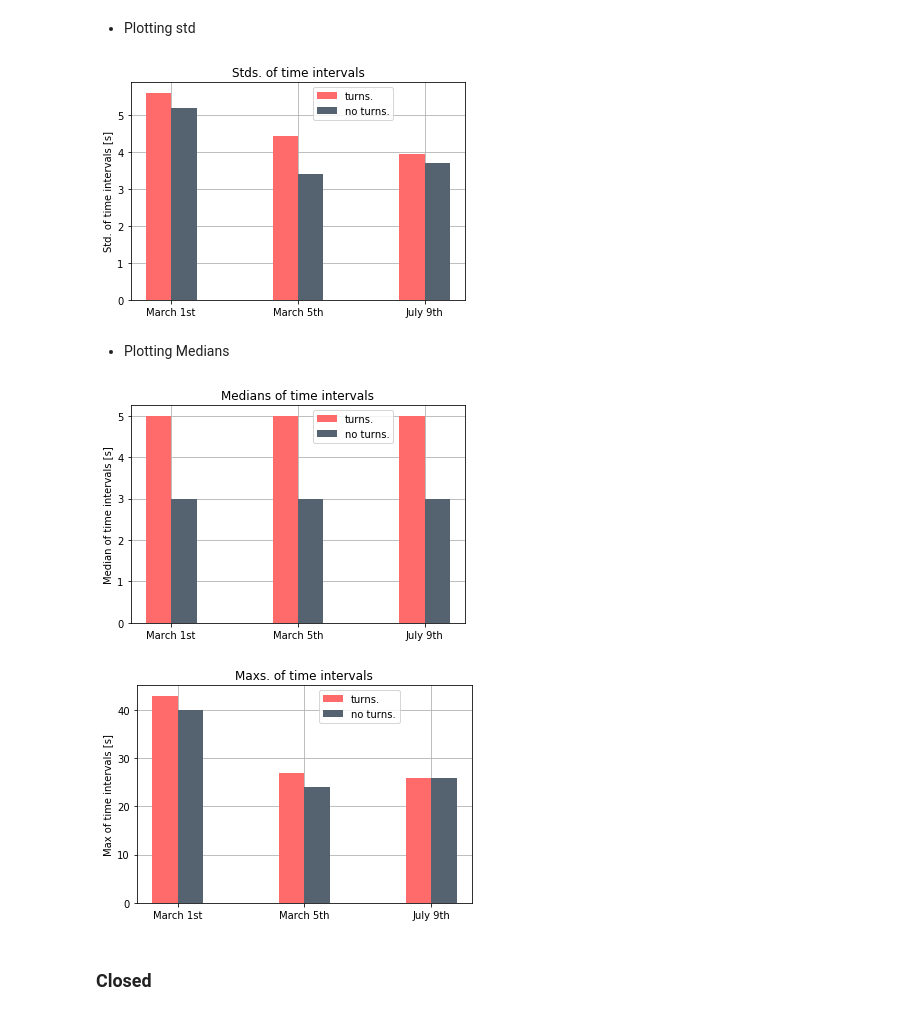
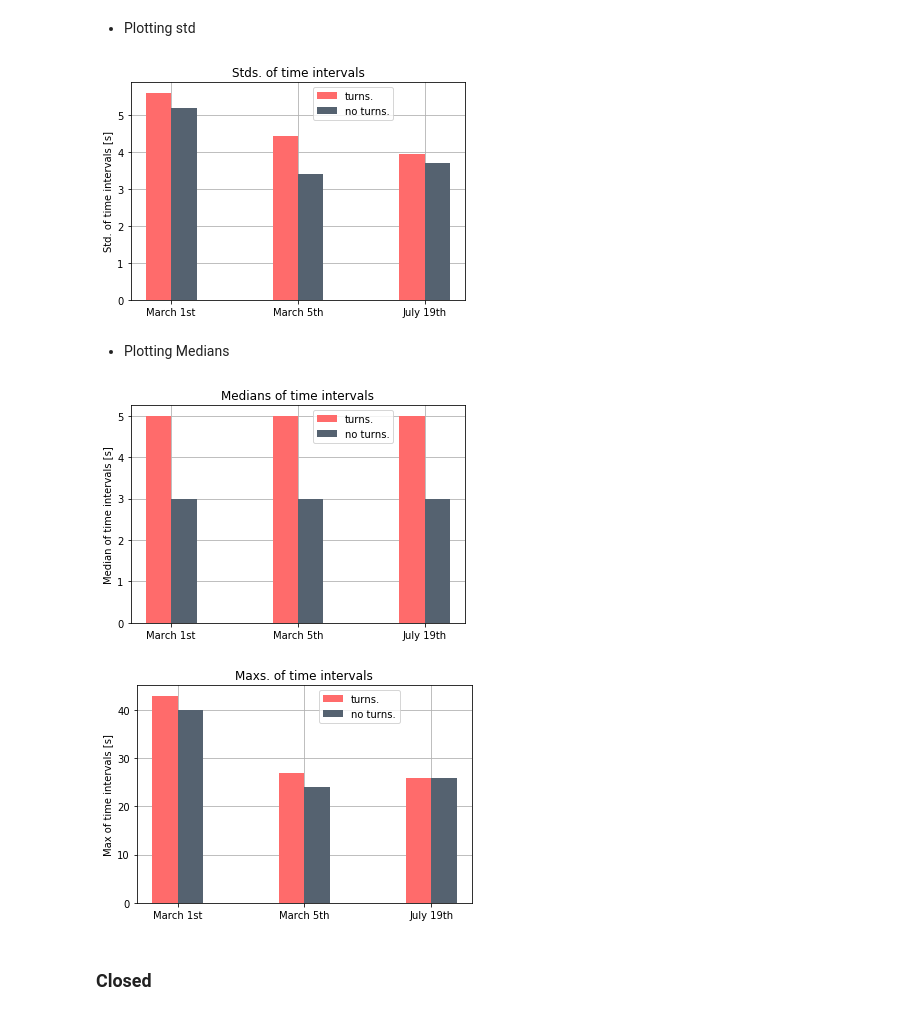
Before and after one commit to leocamus/TSAnalysis, a Jupyter notebook: ComparingDescriptives.ipynb, the cells around one changed output. Cells and saved outputs as stored; diff of their text form; code cells hidden in the pictures.

```diff
--- a/ComparingDescriptives.ipynb
+++ b/ComparingDescriptives.ipynb
@@ -88,19 +88,19 @@ plt.savefig('C:/Users/Tesista/Desktop/Evasion/03_report/02_Figs/3_meansCompariso
 # %%
 ind = np.arange(3)
 fig, ax = plt.subplots()
 
 p1 = ax.bar(ind, turnstile_stds , width = width, color = colors[3], zorder=3)
 p2 = ax.bar(ind+width, no_turnstile_stds , width = width, color = colors[0],zorder=3)
 ax.set_xticks(ind + width / 2)
-ax.set_xticklabels(('March 1st', 'March 5th', 'July 9th'))
+ax.set_xticklabels(('March 1st', 'March 5th', 'July 19th'))
 ax.set_title('Stds. of time intervals')
 ax.set_ylabel('Std. of time intervals [s]')
 ax.grid(zorder=0)
 
 plt.legend((p1[0],p2[0]), ('turns.','no turns.'),bbox_to_anchor=(0.8, 1))
 plt.savefig('C:/Users/Tesista/Desktop/Evasion/03_report/02_Figs/3_stdsComparison.pdf')
 # %% [output]
-[figure, old version]
+[figure, new version]
 # %% [markdown]
 * Plotting Medians
 # %%
@@ -110,7 +110,7 @@ fig, ax = plt.subplots()
 p1 = ax.bar(ind, turnstile_medians , width = width, color = colors[3], zorder=3)
 p2 = ax.bar(ind+width, no_turnstile_medians , width = width, color = colors[0],zorder=3)
 ax.set_xticks(ind + width / 2)
-ax.set_xticklabels(('March 1st', 'March 5th', 'July 9th'))
+ax.set_xticklabels(('March 1st', 'March 5th', 'July 19th'))
 ax.set_title('Medians of time intervals')
 ax.set_ylabel('Median of time intervals [s]')
 ax.grid(zorder=0)
@@ -118,7 +118,7 @@ ax.grid(zorder=0)
 plt.legend((p1[0],p2[0]), ('turns.','no turns.'),bbox_to_anchor=(0.8, 1))
 plt.savefig('C:/Users/Tesista/Desktop/Evasion/03_report/02_Figs/3_mediansComparison.pdf')
 # %% [output]
-[figure, old version]
+[figure, new version]
 # %%
 ind = np.arange(3)
 fig, ax = plt.subplots()
@@ -126,7 +126,7 @@ fig, ax = plt.subplots()
 p1 = ax.bar(ind, turnstile_maxs , width = width, color = colors[3], zorder=3)
 p2 = ax.bar(ind+width, no_turnstile_maxs , width = width, color = colors[0],zorder=3)
 ax.set_xticks(ind + width / 2)
-ax.set_xticklabels(('March 1st', 'March 5th', 'July 9th'))
+ax.set_xticklabels(('March 1st', 'March 5th', 'July 19th'))
 ax.set_title('Maxs. of time intervals')
 ax.set_ylabel('Max of time intervals [s]')
 ax.grid(zorder=0)
@@ -134,6 +134,6 @@ ax.grid(zorder=0)
 plt.legend((p1[0],p2[0]), ('turns.','no turns.'),bbox_to_anchor=(0.8, 1))
 plt.savefig('C:/Users/Tesista/Desktop/Evasion/03_report/02_Figs/3_maxsComparison.pdf')
 # %% [output]
-[figure, old version]
+[figure, new version]
 # %% [markdown]
 ### Closed
```
Also changed, not shown: parts of 2 cells of this notebook.
